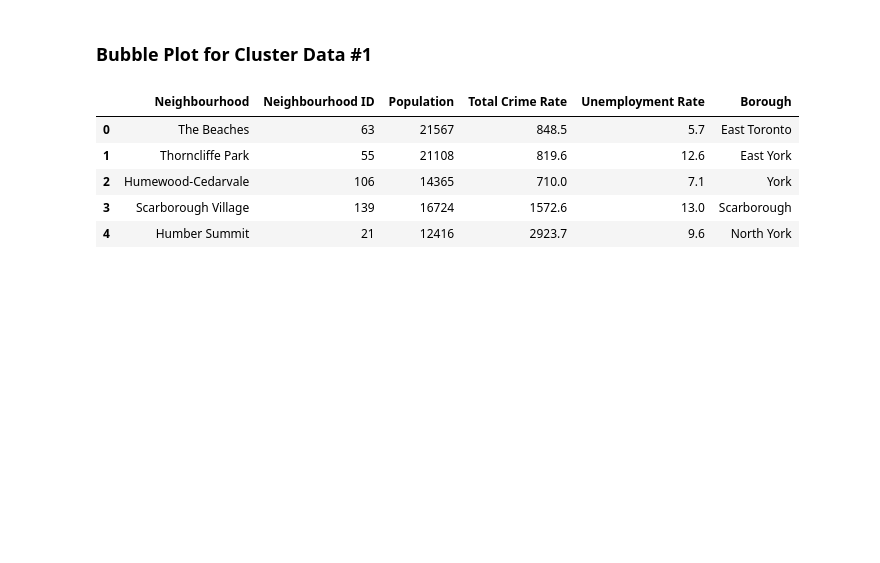
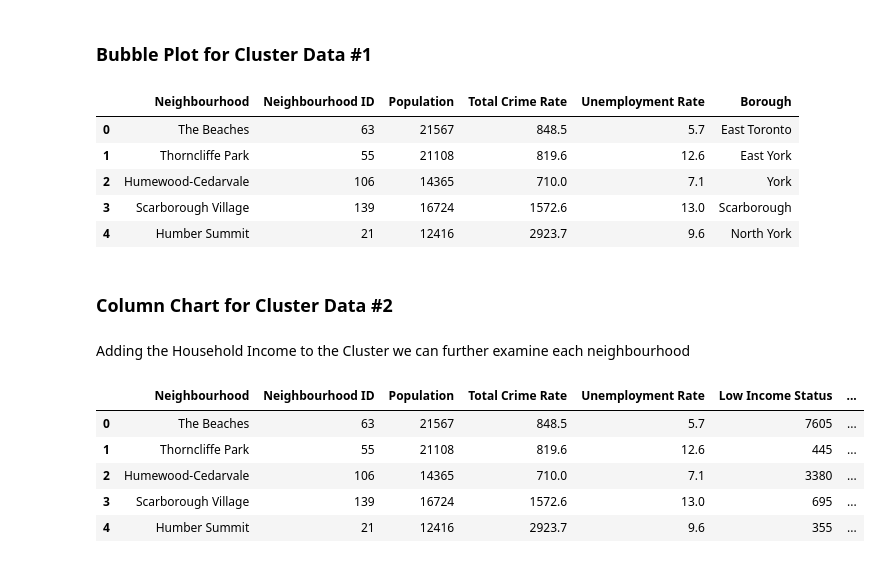
Before and after one commit to rnlclngpilar/SOFE3720-FinalProject, a Jupyter notebook: Final_Project_Clustering_Neighbourhoods.ipynb, the cells around one changed output. Cells and saved outputs as stored; diff of their text form; code cells hidden in the pictures; blank space fills up the shorter version.

```diff
--- a/Final_Project_Clustering_Neighbourhoods.ipynb
+++ b/Final_Project_Clustering_Neighbourhoods.ipynb
@@ -562,3 +510,18 @@ bubble_chart = px.scatter(bubble_data,              # Dataframe
 
 bubble_chart.update_layout(width=800, height=600,)
 bubble_chart.show()
+# %% [markdown]
+### **Column Chart** for Cluster Data #2
+# %% [markdown]
+Adding the Household Income to the Cluster we can further examine each neighbourhood
+# %%
+# merge two tables based on neighbourhood
+column_data = pd.merge(cluster_data2, df, on='Neighbourhood')
+column_data.head()
+# %% [output]
+|  | Neighbourhood | Neighbourhood ID | Population | Total Crime Rate | Unemployment Rate | Low Income Status | ... |
+| 0 | The Beaches | 63 | 21567 | 848.5 | 5.7 | 7605 | ... |
+| 1 | Thorncliffe Park | 55 | 21108 | 819.6 | 12.6 | 445 | ... |
+| 2 | Humewood-Cedarvale | 106 | 14365 | 710.0 | 7.1 | 3380 | ... |
+| 3 | Scarborough Village | 139 | 16724 | 1572.6 | 13.0 | 695 | ... |
+| 4 | Humber Summit | 21 | 12416 | 2923.7 | 9.6 | 355 | ... |
```
Also changed, not shown: parts of 14 cells of this notebook.
